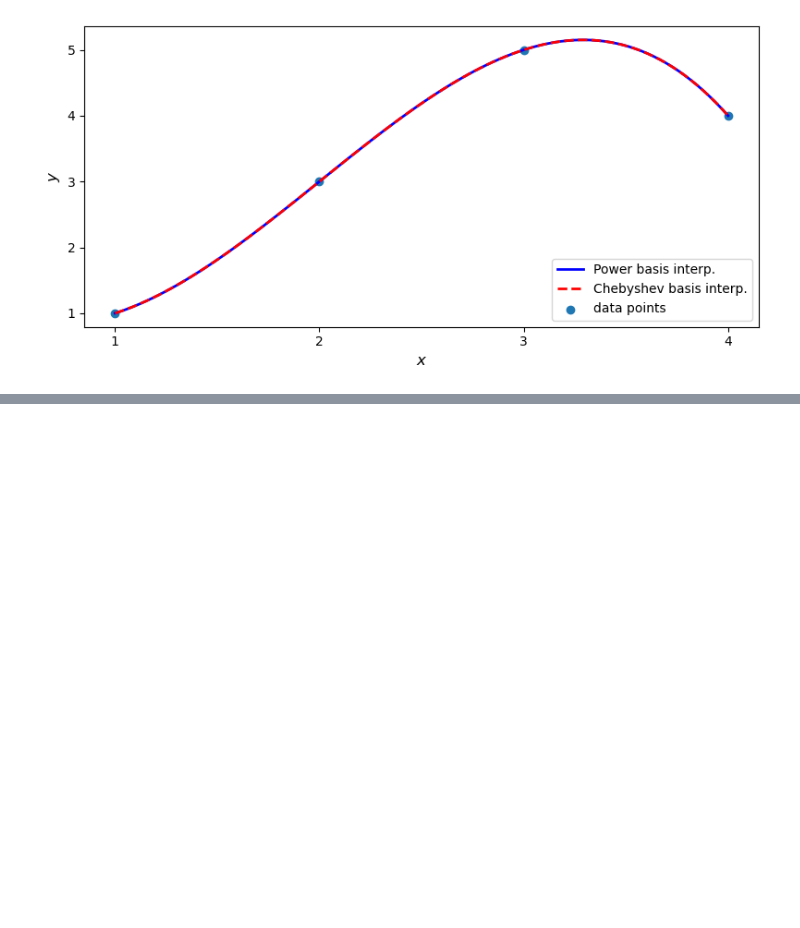
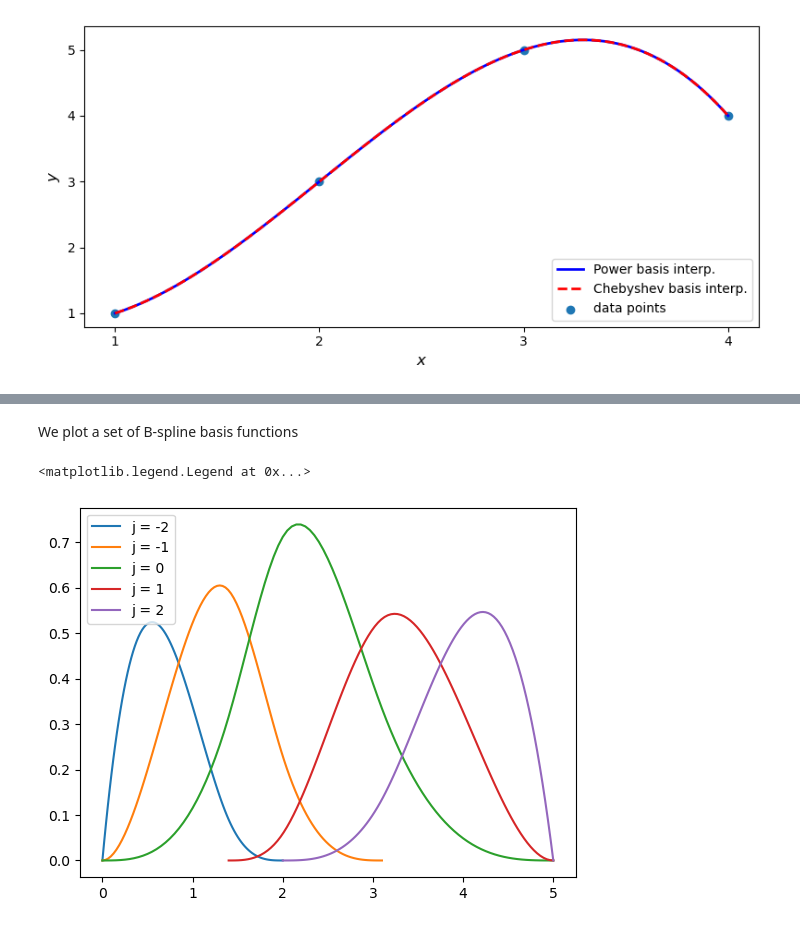
Before and after one commit to luigiselmi/numethods, a Jupyter notebook: johansson/interpolation.ipynb, the cells around one changed output, grey strips where cells are left out. Drawn from its saved outputs; the diff is of its cells as text; code cells hidden in the pictures; blank space fills up the shorter version.

```diff
--- a/johansson/interpolation.ipynb
+++ b/johansson/interpolation.ipynb
@@ -109,0 +203,18 @@ fig.tight_layout()
+# %%
+k = 3  # cubic splines
+t = [0., 1.4, 2., 3.1, 5.]   # internal knots
+t = np.r_[[0]*k, t, [5]*k]   # add boundary knots
+# %% [markdown]
+We plot a set of B-spline basis functions
+# %%
+from scipy.interpolate import BSpline
+
+for j in [-2, -1, 0, 1, 2]:
+    a, b = t[k+j], t[-k+j-1]
+    xx = np.linspace(a, b, 101)
+    bspl = BSpline.basis_element(t[k+j:-k+j])
+    plt.plot(xx, bspl(xx), label=f'j = {j}')
+plt.legend(loc='best')
+# %% [output]
+<matplotlib.legend.Legend at 0x...>
+[figure, added]
```
Also changed, not shown: parts of 27 cells of this notebook, 1 other file.
